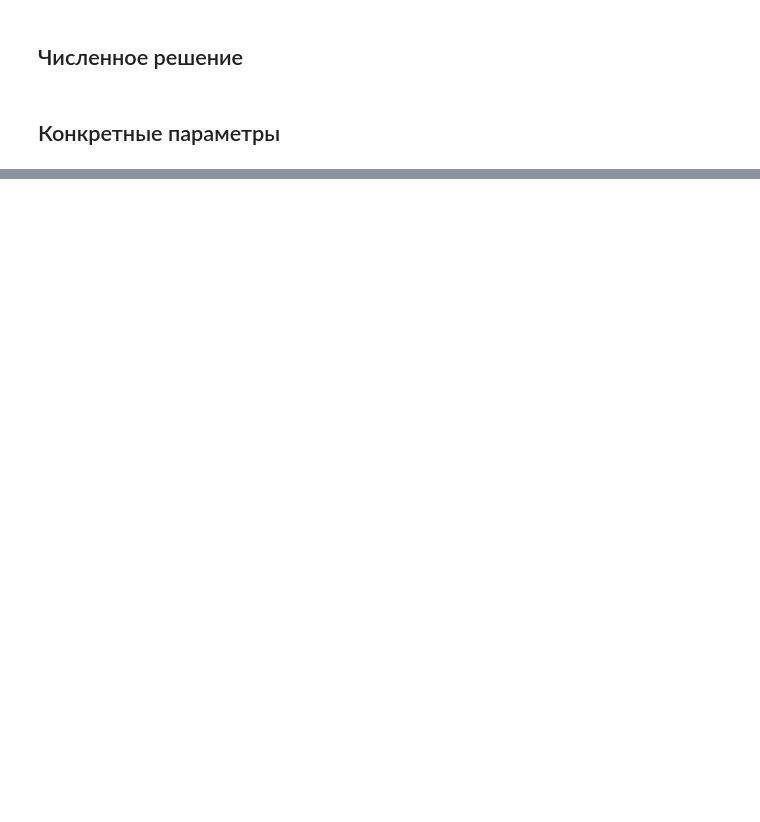
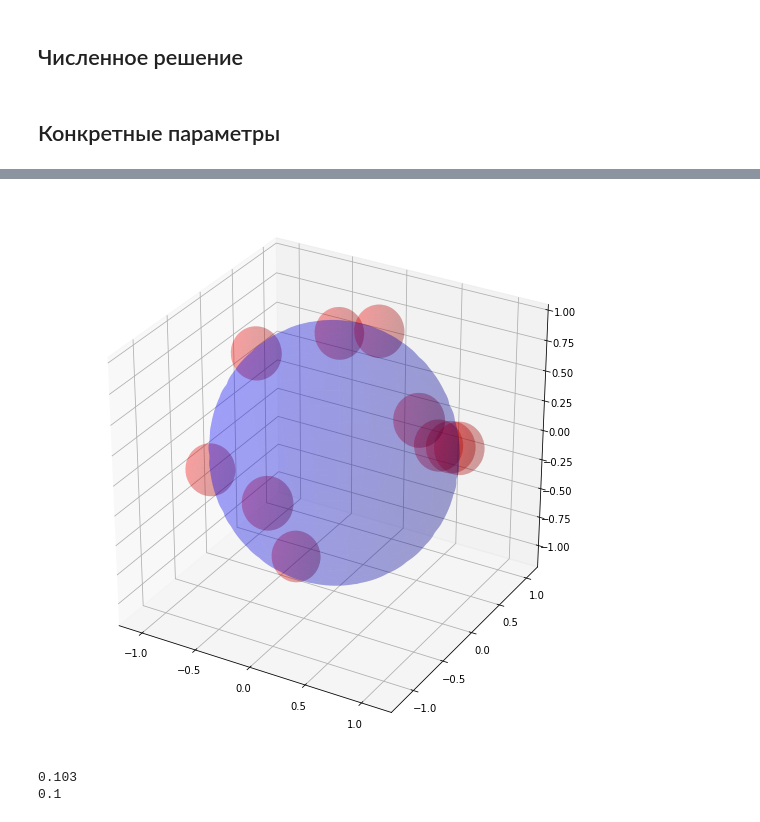
Before and after one commit to iminchenko/GT_lab6, a Jupyter notebook: lab3.ipynb, the cells around one changed output, grey strips where cells are left out. Saved outputs shown, nothing was run; the diff lists cells and outputs as text; code cells hidden in the pictures; blank space fills up the shorter version.

```diff
--- a/lab3.ipynb
+++ b/lab3.ipynb
@@ -109,0 +176,17 @@ print(round(solve_analytical(game_params), 3))
+# %%
+game_params = {
+    'R' : 1,
+    'r' : 0.2,
+    'n' : 10
+}
+
+iterative = find_best_iterative(game_params)
+
+draw_strategy(game_params, iterative['strategy'])
+
+print(round(iterative['cost'], 3))
+print(round(solve_analytical(game_params), 3))
+# %% [output]
+[figure, added]
+0.103
+0.1
```
Also changed, not shown: parts of 8 cells of this notebook.
